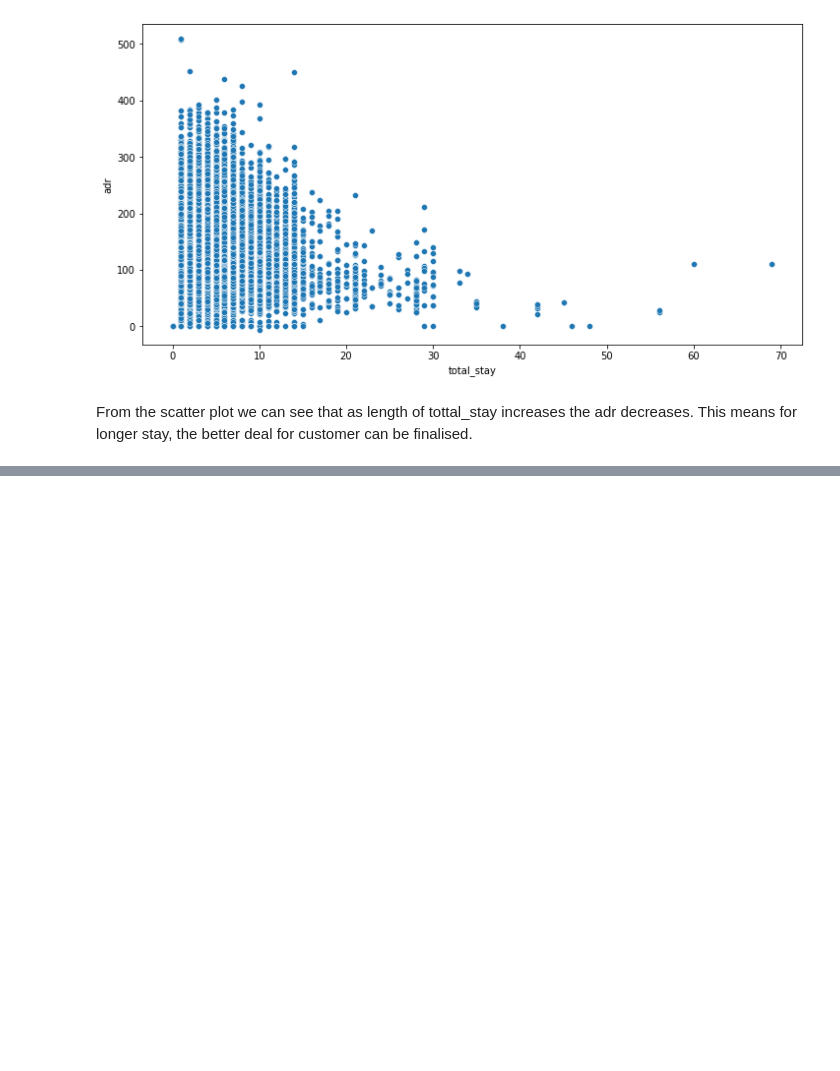
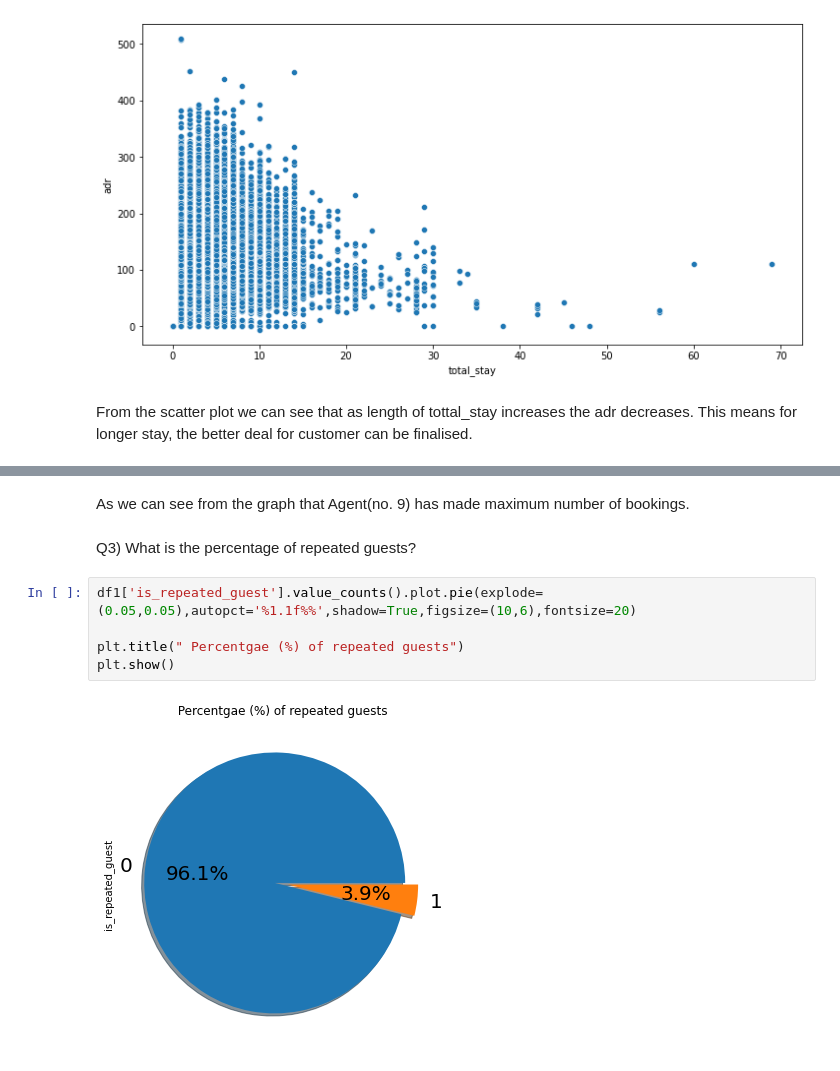
Before and after one commit to rohit199669/EDA-Group-Hotel-Booking-Analysis---Capstone-Project1-.ipynb-by-rebooters-, a Jupyter notebook: EDA_Group_Hotel_Booking_Analysis_Capstone_Project1_ipynb_by_rebooters_git.ipynb, the cells around one changed output, grey strips where cells are left out. Drawn from its saved outputs; the diff is of its cells as text; blank space fills up the shorter version.

```diff
--- a/EDA_Group_Hotel_Booking_Analysis_Capstone_Project1_ipynb_by_rebooters_git.ipynb
+++ b/EDA_Group_Hotel_Booking_Analysis_Capstone_Project1_ipynb_by_rebooters_git.ipynb
@@ -484,0 +527,11 @@ From the scatter plot we can see that as length of tottal_stay increases the adr
+# %% [markdown]
+As we can see from the graph that Agent(no. 9) has made maximum number of bookings.
+# %% [markdown]
+Q3) What is the percentage of repeated guests?
+# %%
+df1['is_repeated_guest'].value_counts().plot.pie(explode=(0.05,0.05),autopct='%1.1f%%',shadow=True,figsize=(10,6),fontsize=20)
+
+plt.title(" Percentgae (%) of repeated guests")
+plt.show()
+# %% [output]
+[figure, added]
```
Also changed, not shown: parts of 88 cells of this notebook.
